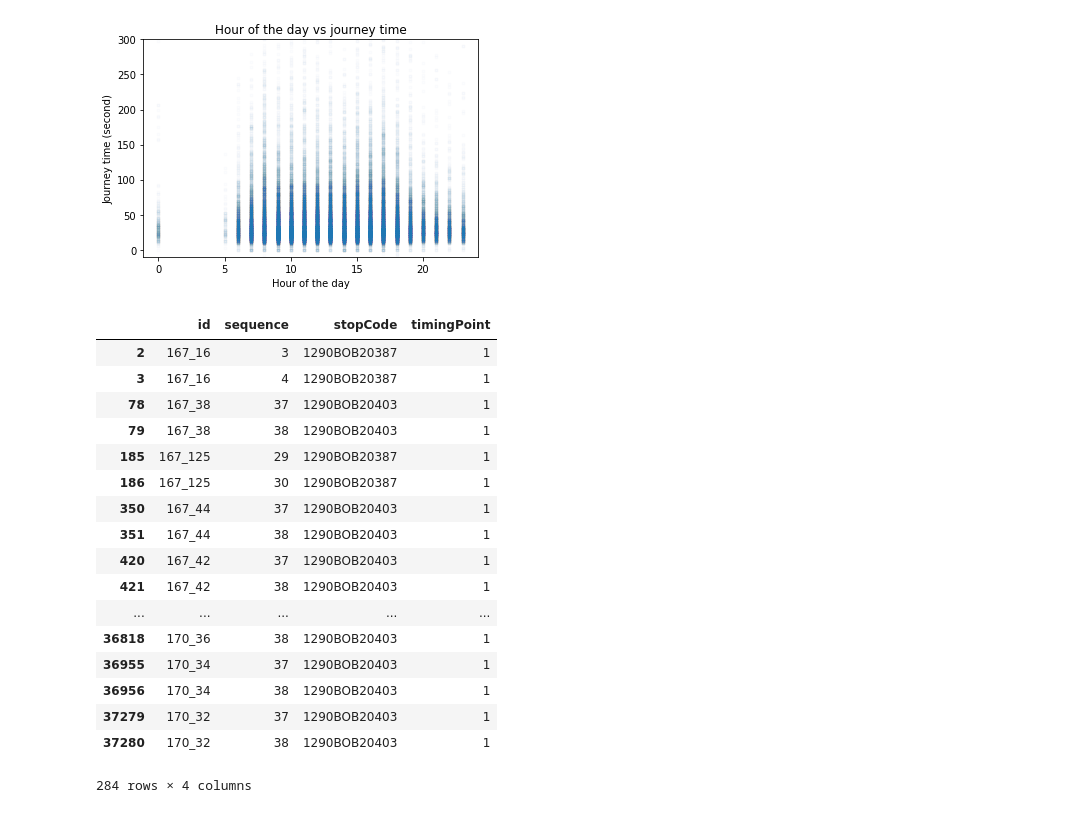
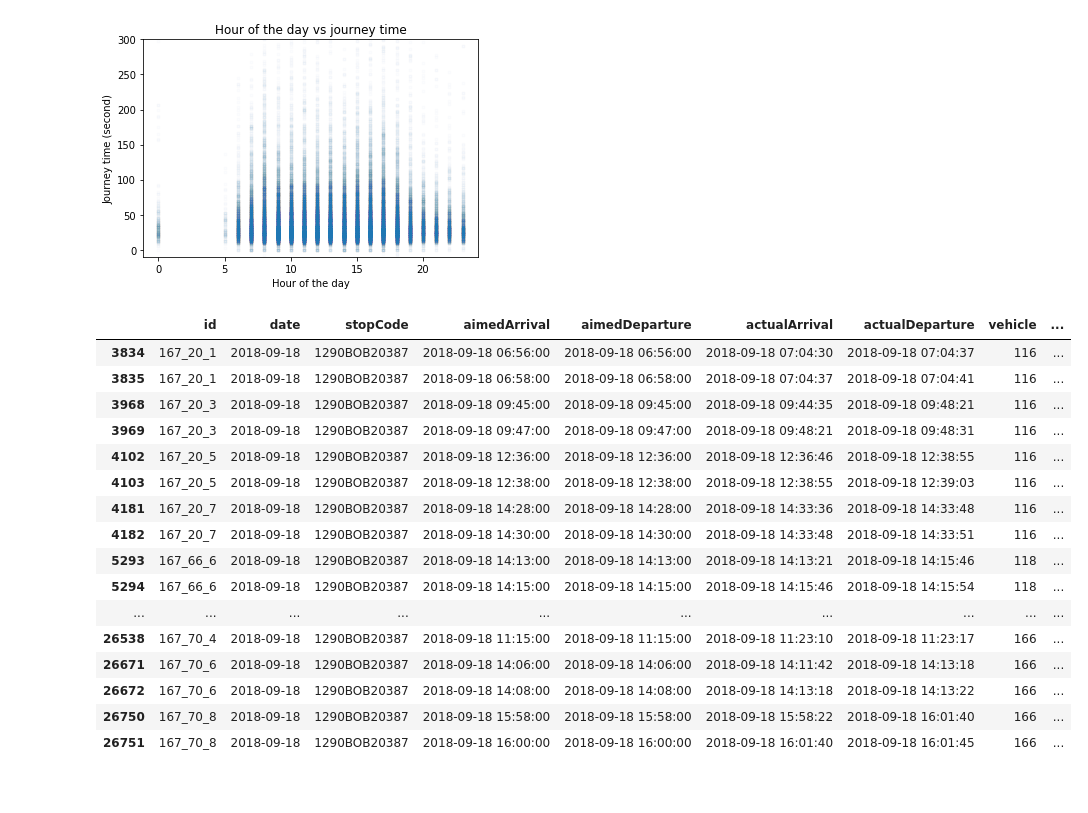
Before and after one commit to gingertom/buses, a Jupyter notebook: Data Exploration/Stop events EDA.ipynb, the cells around one changed output. Drawn from its saved outputs; the diff is of its cells as text; code cells hidden in the pictures.

Commit message:
Removed most of the work for looking at duplicate patterns this is now in its own notebook. But also added a quick eyeball of actual duplicated stops.

```diff
--- a/Data Exploration/Stop events EDA.ipynb
+++ b/Data Exploration/Stop events EDA.ipynb
@@ -131,23 +129,20 @@ patterns = pd.read_csv("../Trapeze_Data/Patterns.csv")
-# %%
-# patterns.groupby(['id', 'stopCode']).size().sort_values(ascending=False)
-
-patterns.groupby(['id', 'stopCode']).filter(lambda x: len(x) > 1)
-# %% [output]
-|  | id | sequence | stopCode | timingPoint |
-| 2 | 167_16 | 3 | 1290BOB20387 | 1 |
-| 3 | 167_16 | 4 | 1290BOB20387 | 1 |
-| 78 | 167_38 | 37 | 1290BOB20403 | 1 |
-| 79 | 167_38 | 38 | 1290BOB20403 | 1 |
-| 185 | 167_125 | 29 | 1290BOB20387 | 1 |
-| 186 | 167_125 | 30 | 1290BOB20387 | 1 |
-| 350 | 167_44 | 37 | 1290BOB20403 | 1 |
-| 351 | 167_44 | 38 | 1290BOB20403 | 1 |
-| 420 | 167_42 | 37 | 1290BOB20403 | 1 |
-| 421 | 167_42 | 38 | 1290BOB20403 | 1 |
-| ... | ... | ... | ... | ... |
-| 36818 | 170_36 | 38 | 1290BOB20403 | 1 |
-| 36955 | 170_34 | 37 | 1290BOB20403 | 1 |
-| 36956 | 170_34 | 38 | 1290BOB20403 | 1 |
-| 37279 | 170_32 | 37 | 1290BOB20403 | 1 |
-| 37280 | 170_32 | 38 | 1290BOB20403 | 1 |
-284 rows × 4 columns
+# %%
+stop_events.loc[(stop_events.publicName == '1') & (stop_events.stopCode == '1290BOB20387')].head(40)
+# %% [output]
+|  | id | date | stopCode | aimedArrival | aimedDeparture | actualArrival | actualDeparture | vehicle | ... |
+| 3834 | 167_20_1 | 2018-09-18 | 1290BOB20387 | 2018-09-18 06:56:00 | 2018-09-18 06:56:00 | 2018-09-18 07:04:30 | 2018-09-18 07:04:37 | 116 | ... |
+| 3835 | 167_20_1 | 2018-09-18 | 1290BOB20387 | 2018-09-18 06:58:00 | 2018-09-18 06:58:00 | 2018-09-18 07:04:37 | 2018-09-18 07:04:41 | 116 | ... |
+| 3968 | 167_20_3 | 2018-09-18 | 1290BOB20387 | 2018-09-18 09:45:00 | 2018-09-18 09:45:00 | 2018-09-18 09:44:35 | 2018-09-18 09:48:21 | 116 | ... |
+| 3969 | 167_20_3 | 2018-09-18 | 1290BOB20387 | 2018-09-18 09:47:00 | 2018-09-18 09:47:00 | 2018-09-18 09:48:21 | 2018-09-18 09:48:31 | 116 | ... |
+| 4102 | 167_20_5 | 2018-09-18 | 1290BOB20387 | 2018-09-18 12:36:00 | 2018-09-18 12:36:00 | 2018-09-18 12:36:46 | 2018-09-18 12:38:55 | 116 | ... |
+| 4103 | 167_20_5 | 2018-09-18 | 1290BOB20387 | 2018-09-18 12:38:00 | 2018-09-18 12:38:00 | 2018-09-18 12:38:55 | 2018-09-18 12:39:03 | 116 | ... |
+| 4181 | 167_20_7 | 2018-09-18 | 1290BOB20387 | 2018-09-18 14:28:00 | 2018-09-18 14:28:00 | 2018-09-18 14:33:36 | 2018-09-18 14:33:48 | 116 | ... |
+| 4182 | 167_20_7 | 2018-09-18 | 1290BOB20387 | 2018-09-18 14:30:00 | 2018-09-18 14:30:00 | 2018-09-18 14:33:48 | 2018-09-18 14:33:51 | 116 | ... |
+| 5293 | 167_66_6 | 2018-09-18 | 1290BOB20387 | 2018-09-18 14:13:00 | 2018-09-18 14:13:00 | 2018-09-18 14:13:21 | 2018-09-18 14:15:46 | 118 | ... |
+| 5294 | 167_66_6 | 2018-09-18 | 1290BOB20387 | 2018-09-18 14:15:00 | 2018-09-18 14:15:00 | 2018-09-18 14:15:46 | 2018-09-18 14:15:54 | 118 | ... |
+| ... | ... | ... | ... | ... | ... | ... | ... | ... | ... |
+| 26538 | 167_70_4 | 2018-09-18 | 1290BOB20387 | 2018-09-18 11:15:00 | 2018-09-18 11:15:00 | 2018-09-18 11:23:10 | 2018-09-18 11:23:17 | 166 | ... |
+| 26671 | 167_70_6 | 2018-09-18 | 1290BOB20387 | 2018-09-18 14:06:00 | 2018-09-18 14:06:00 | 2018-09-18 14:11:42 | 2018-09-18 14:13:18 | 166 | ... |
+| 26672 | 167_70_6 | 2018-09-18 | 1290BOB20387 | 2018-09-18 14:08:00 | 2018-09-18 14:08:00 | 2018-09-18 14:13:18 | 2018-09-18 14:13:22 | 166 | ... |
+| 26750 | 167_70_8 | 2018-09-18 | 1290BOB20387 | 2018-09-18 15:58:00 | 2018-09-18 15:58:00 | 2018-09-18 15:58:22 | 2018-09-18 16:01:40 | 166 | ... |
+| 26751 | 167_70_8 | 2018-09-18 | 1290BOB20387 | 2018-09-18 16:00:00 | 2018-09-18 16:00:00 | 2018-09-18 16:01:40 | 2018-09-18 16:01:45 | 166 | ... |
```
Also changed, not shown: parts of 1 cell of this notebook.
